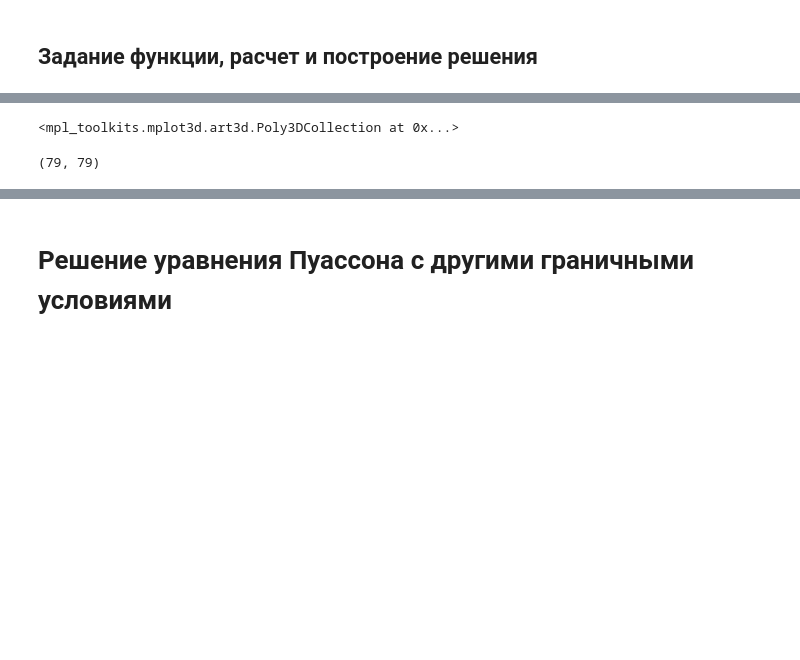
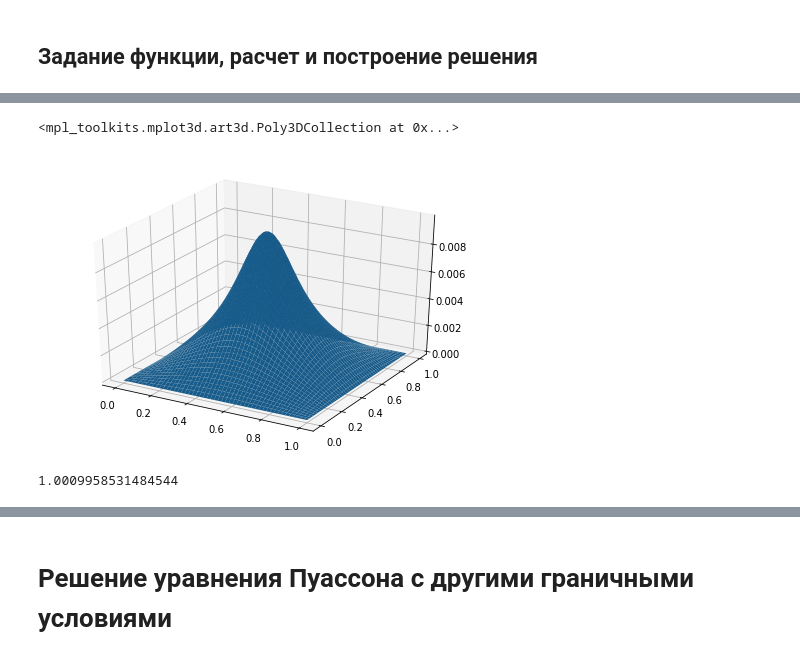
Before and after one commit to katyalatypova/mipt_comp_math, a Jupyter notebook: Task2.ipynb, the cells around one changed output, grey strips where cells are left out. Drawn from its saved outputs; the diff is of its cells as text; code cells hidden in the pictures; blank space fills up the shorter version.

```diff
--- a/Task2.ipynb
+++ b/Task2.ipynb
@@ -71,12 +138,12 @@ x, y = np.meshgrid(x, y)
 # %% [markdown]
 ## Задание функции, расчет и построение решения
 # %%
-%matplotlib notebook
+# %matplotlib notebook
 def f(x, y):
     return exp(-((x - lx/2)**2 + (y - ly/2)**2)/0.1**2)
 
 fd = f(x, y).T
-sol = solver(Nx, Ny, hx, hy, fd)
+sol = mysolver(Nx, Ny, hx, hy, fd)
 
 fig = pylab.figure()
 axes = Axes3D(fig)
@@ -89,12 +154,25 @@ axes.plot_surface(x, y, sol.T)
 <mpl_toolkits.mplot3d.art3d.Poly3DCollection at 0x...>
+[figure, added]
 # %%
 U4h = sol.copy()
 # %%
 U2h = sol.copy()
 # %%
 Uh = sol.copy()
-# %%
-U2h[1:-1:2, 1:-1:2].shape
-# %% [output]
-(79, 79)
+# %%
+U2h_new = np.zeros((Nx, Ny))
+Uh_new = np.zeros((Nx, Ny))
+
+for i in range(0, 2*Nx, 2):
+    for j in range(0, 2*Nx, 2):
+        U2h_new[i//2, j//2] = U2h[i,j]
+
+for i in range(0, 4*Nx, 4):
+    for j in range(0, 4*Nx, 4):
+        Uh_new[i//4, j//4] = Uh[i, j]
+
+p = np.max(np.abs(Uh_new - U2h_new))/np.max(np.abs(U4h - U2h_new))
+print(np.log2(1/p))
+# %% [output]
+1.0009958531484544
 # %%
```
Also changed, not shown: parts of 14 cells of this notebook.
